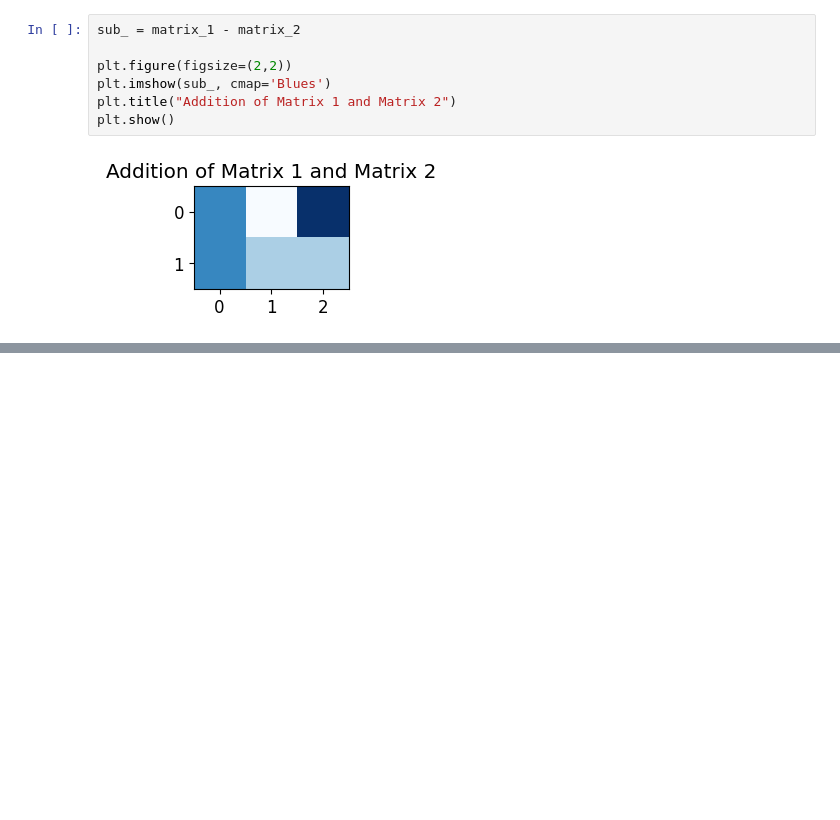
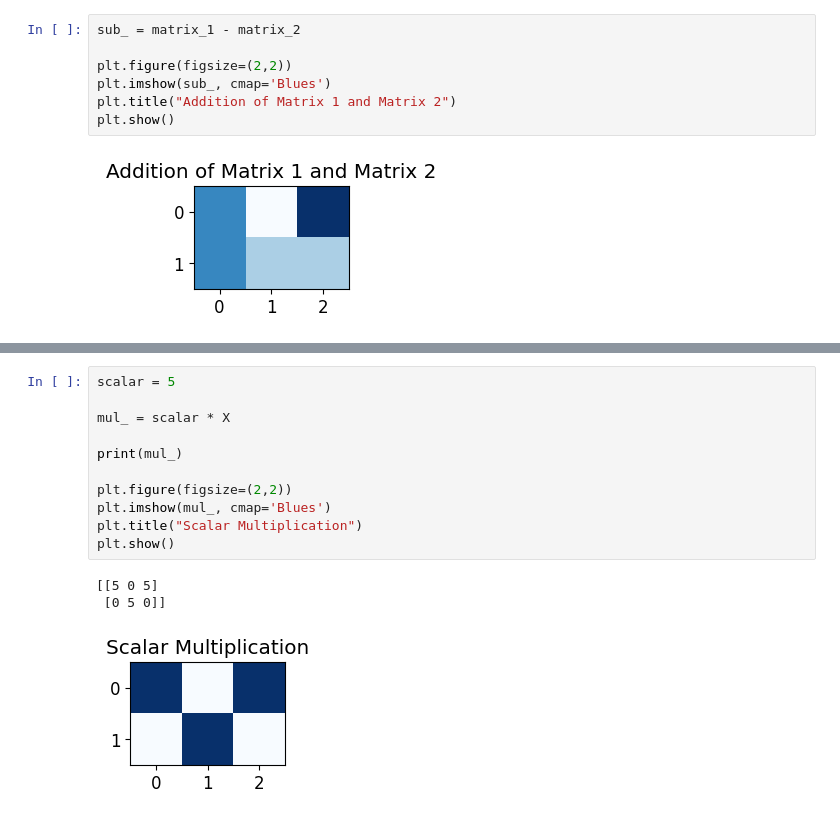
Before and after one commit to Nyctophilic-nikes/Linear-Algebra-with-Python, a Jupyter notebook: Main.ipynb, the cells around one changed output, grey strips where cells are left out. Saved outputs shown, nothing was run; the diff lists cells and outputs as text; blank space fills up the shorter version.

```diff
--- a/Main.ipynb
+++ b/Main.ipynb
@@ -269,0 +285,15 @@ plt.show()
+# %%
+scalar = 5
+
+mul_ = scalar * X
+
+print(mul_)
+
+plt.figure(figsize=(2,2))
+plt.imshow(mul_, cmap='Blues')
+plt.title("Scalar Multiplication")
+plt.show()
+# %% [output]
+[[5 0 5]
+ [0 5 0]]
+[figure, added]
```
Also changed, not shown: parts of 9 cells of this notebook.
